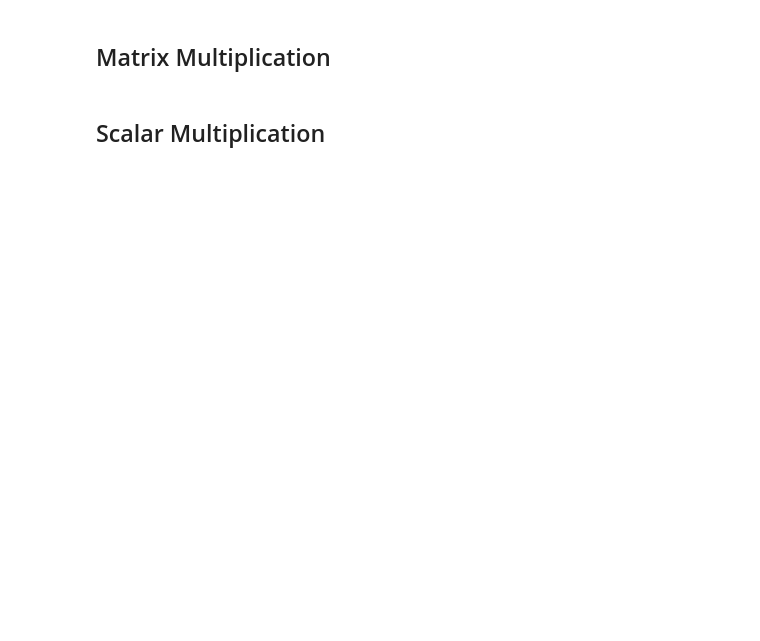
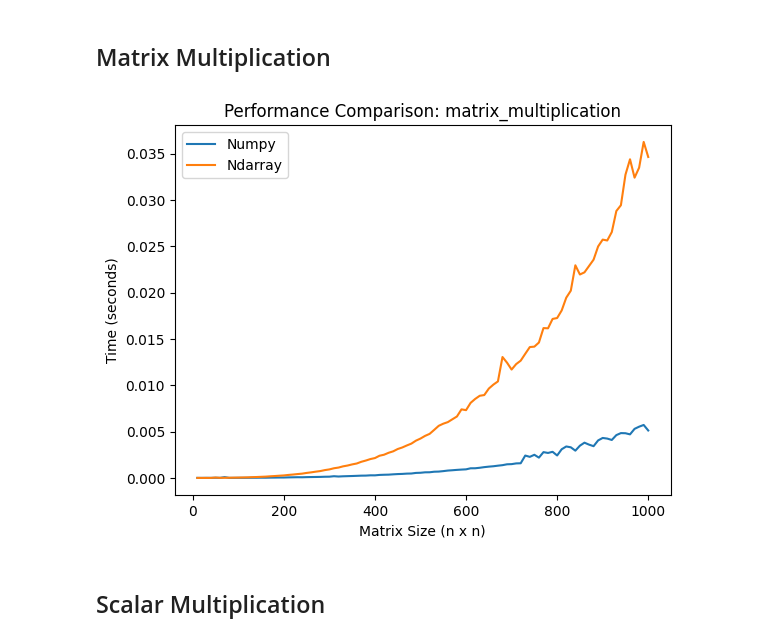
Before and after one commit to merrickliu888/RMatrix, a Jupyter notebook: benches/analysis.ipynb, the cells around one changed output. Saved outputs shown, nothing was run; the diff lists cells and outputs as text; code cells hidden in the pictures; blank space fills up the shorter version.

```diff
--- a/benches/analysis.ipynb
+++ b/benches/analysis.ipynb
@@ -40,4 +55,8 @@ def load_benchmark_results(filename: str) -> dict:
 # %% [markdown]
 ## Matrix Multiplication
+# %%
+visualize_results('matrix_multiplication', results)
+# %% [output]
+[figure, added]
 # %% [markdown]
 ## Scalar Multiplication
```
Also changed, not shown: parts of 5 cells of this notebook, 3 other files.
